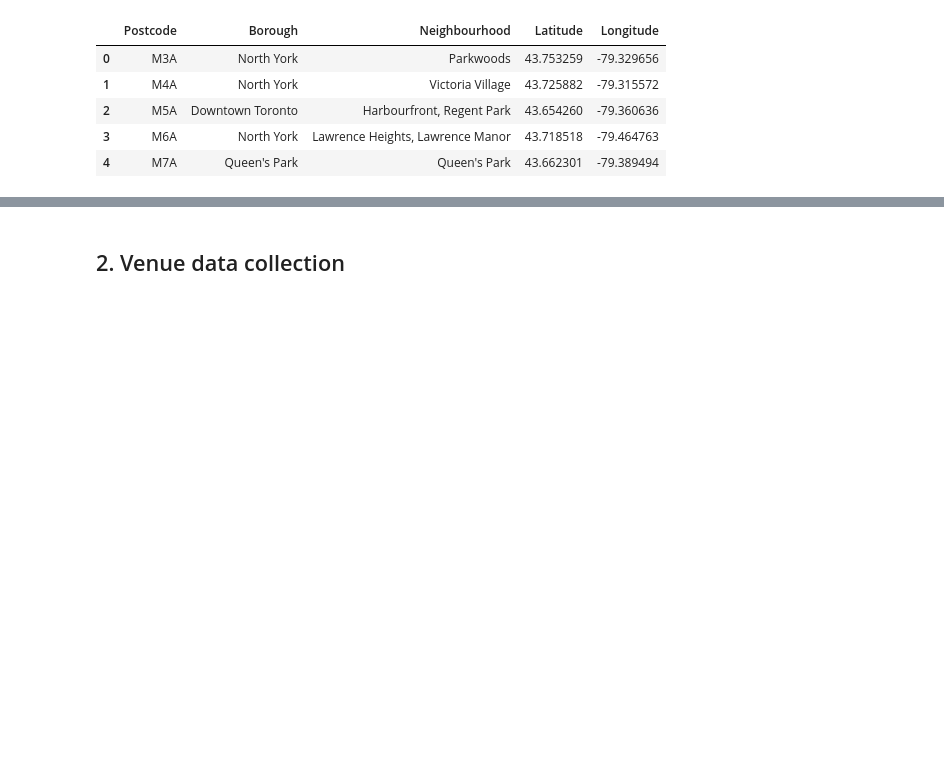
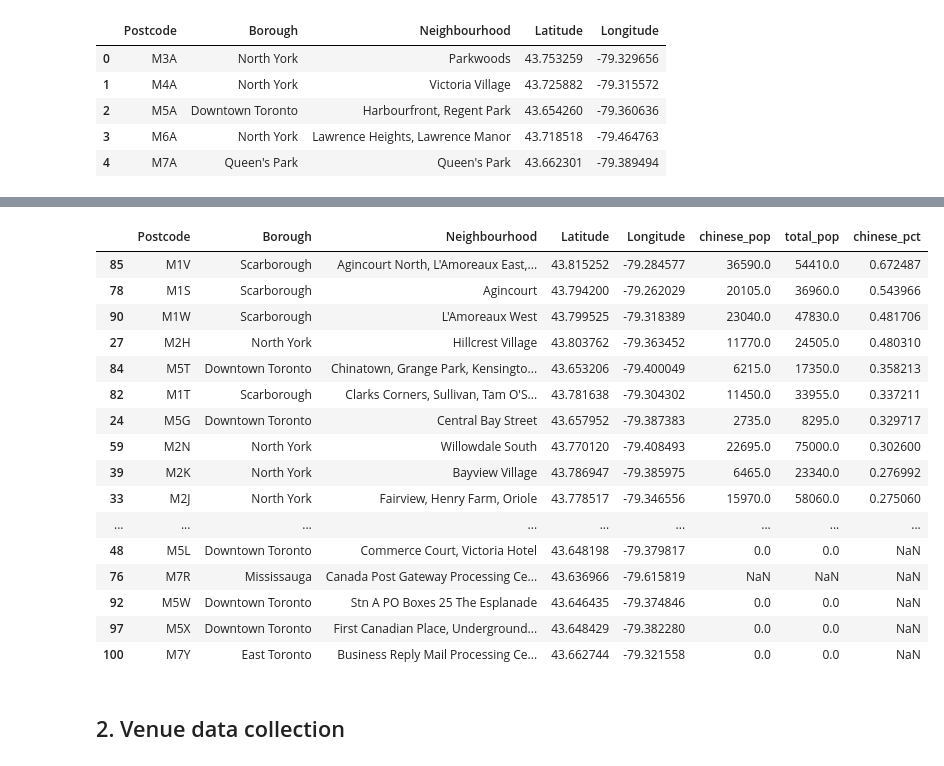
Before and after one commit to shengan-zhan/Coursera_Capstone, a Jupyter notebook: chinese_restaurants_in_GTA.ipynb, the cells around one changed output, grey strips where cells are left out. Cells and saved outputs as stored; diff of their text form; code cells hidden in the pictures; blank space fills up the shorter version.

```diff
--- a/chinese_restaurants_in_GTA.ipynb
+++ b/chinese_restaurants_in_GTA.ipynb
@@ -157,0 +146,30 @@ df.head()
+# %%
+postcode = []
+tot = []
+total_pop = []
+cn_tot_pop = []
+for pc in df['Postcode'].values:
+    url = 'https://www12.statcan.gc.ca/census-recensement/2016/dp-pd/prof/details/page.cfm?Lang=E&Geo1=FSA&Code1={}&Geo2=PR&Code2=01&Data=Count&SearchType=Begins&SearchPR=01&B1=Ethnic%20origin&TABID=2'.format(pc)
+    page = requests.get(url)
+    html = page.text
+    soup = bs(html,'lxml')
+    table = soup.find('table')
+    try:
+        tot_row = table.find('th',{'id':'L26000'}).text.strip('\r\n').strip(" ").strip('\r\n')
+        tot_pop = table.find('th',{'id':'L26000'}).find_parent('tr').find('td',{'headers':'L26000 geo1 total1'}).text
+        tot_pop = ''.join(n for n in tot_pop if n.isdigit())
+
+        cn_row = table.find('th',{'id':'L26251'}).text.strip('\r\n').strip(" ").strip('\r\n')
+        cn_pop = table.find('th',{'id':'L26251'}).find_parent('tr').find('td',{'headers':'L26251 geo1 total1'}).text
+        cn_pop = ''.join(n for n in cn_pop if n.isdigit())
+
+        postcode.append(pc)
+        tot.append(tot_row)
+        total_pop.append(tot_pop)
+        cn_tot_pop.append(cn_pop)
+
+    except:
+        pass
+# %%
+df_census = pd.DataFrame({'postcode':postcode,'chinese_pop':cn_tot_pop,'total_pop':total_pop},columns=['postcode','chinese_pop','total_pop'])
+df_census
@@ -158,3 +203,23 @@ df.head()
+# %%
+df_data.sort_values(by='chinese_pct',ascending=False)
+# %% [output]
+|  | Postcode | Borough | Neighbourhood | Latitude | Longitude | chinese_pop | total_pop | chinese_pct |
+| 85 | M1V | Scarborough | Agincourt North, L'Amoreaux East,... | 43.815252 | -79.284577 | 36590.0 | 54410.0 | 0.672487 |
+| 78 | M1S | Scarborough | Agincourt | 43.794200 | -79.262029 | 20105.0 | 36960.0 | 0.543966 |
+| 90 | M1W | Scarborough | L'Amoreaux West | 43.799525 | -79.318389 | 23040.0 | 47830.0 | 0.481706 |
+| 27 | M2H | North York | Hillcrest Village | 43.803762 | -79.363452 | 11770.0 | 24505.0 | 0.480310 |
+| 84 | M5T | Downtown Toronto | Chinatown, Grange Park, Kensingto... | 43.653206 | -79.400049 | 6215.0 | 17350.0 | 0.358213 |
+| 82 | M1T | Scarborough | Clarks Corners, Sullivan, Tam O'S... | 43.781638 | -79.304302 | 11450.0 | 33955.0 | 0.337211 |
+| 24 | M5G | Downtown Toronto | Central Bay Street | 43.657952 | -79.387383 | 2735.0 | 8295.0 | 0.329717 |
+| 59 | M2N | North York | Willowdale South | 43.770120 | -79.408493 | 22695.0 | 75000.0 | 0.302600 |
+| 39 | M2K | North York | Bayview Village | 43.786947 | -79.385975 | 6465.0 | 23340.0 | 0.276992 |
+| 33 | M2J | North York | Fairview, Henry Farm, Oriole | 43.778517 | -79.346556 | 15970.0 | 58060.0 | 0.275060 |
+| ... | ... | ... | ... | ... | ... | ... | ... | ... |
+| 48 | M5L | Downtown Toronto | Commerce Court, Victoria Hotel | 43.648198 | -79.379817 | 0.0 | 0.0 | NaN |
+| 76 | M7R | Mississauga | Canada Post Gateway Processing Ce... | 43.636966 | -79.615819 | NaN | NaN | NaN |
+| 92 | M5W | Downtown Toronto | Stn A PO Boxes 25 The Esplanade | 43.646435 | -79.374846 | 0.0 | 0.0 | NaN |
+| 97 | M5X | Downtown Toronto | First Canadian Place, Underground... | 43.648429 | -79.382280 | 0.0 | 0.0 | NaN |
+| 100 | M7Y | East Toronto | Business Reply Mail Processing Ce... | 43.662744 | -79.321558 | 0.0 | 0.0 | NaN |
 # %% [markdown]
 <a id='item2'></a>
 ## 2. Venue data collection
```
Also changed, not shown: parts of 56 cells of this notebook.
